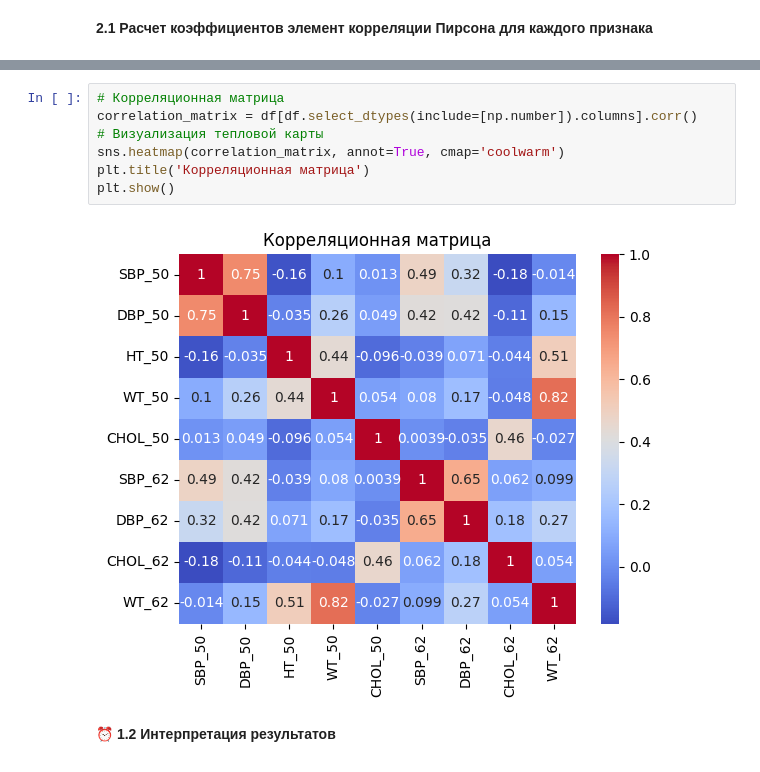
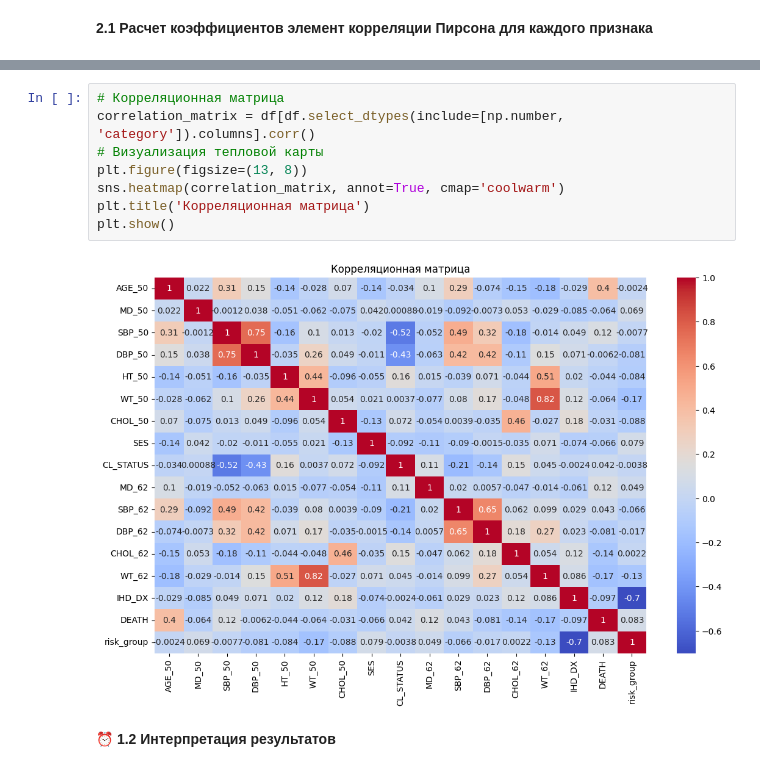
Before and after one commit to Rin-niee/MachineLearning, a Jupyter notebook: lab2.ipynb, the cells around one changed output, grey strips where cells are left out. Cells and saved outputs as stored; diff of their text form.

```diff
--- a/lab2.ipynb
+++ b/lab2.ipynb
@@ -444,13 +463,14 @@ df[df.select_dtypes(include=[np.number]).columns].corr()
 | WT_62 | -0.013504 | 0.145620 | 0.513601 | 0.816533 | -0.027414 | 0.099427 | 0.272572 | 0.053954 | 1.000000 |
 # %%
 # Корреляционная матрица
-correlation_matrix = df[df.select_dtypes(include=[np.number]).columns].corr()
+correlation_matrix = df[df.select_dtypes(include=[np.number, 'category']).columns].corr()
 # Визуализация тепловой карты
+plt.figure(figsize=(13, 8))
 sns.heatmap(correlation_matrix, annot=True, cmap='coolwarm')
 plt.title('Корреляционная матрица')
 plt.show()
 # %% [output]
-[figure, old version]
+[figure, new version]
 # %% [markdown]
 **⏰ 1.2 Интерпретация результатов**
 # %% [markdown]
```
Also changed, not shown: parts of 11 cells of this notebook.
